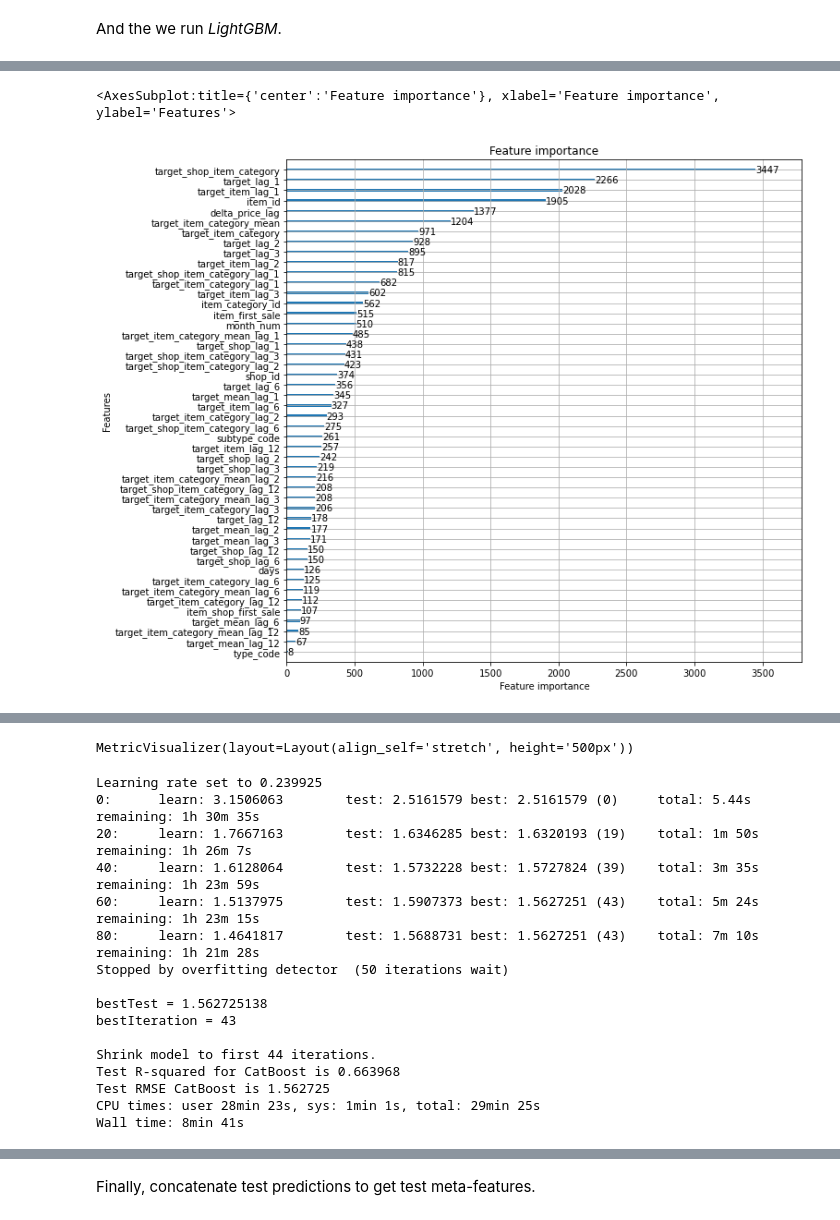
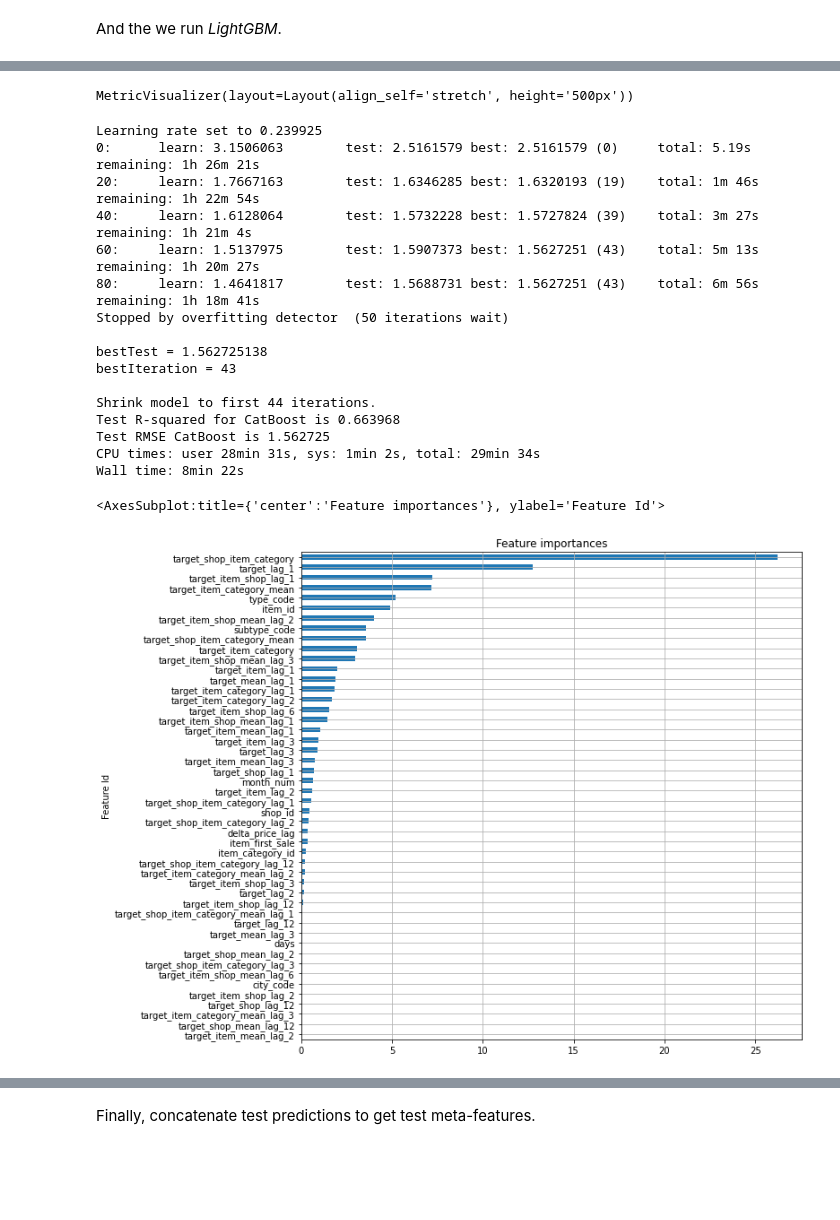
Before and after one commit to ddmitry80/coursera_how_to_win_kaggle, a Jupyter notebook: Final_project/simple_ensemble.ipynb, the cells around one changed output, grey strips where cells are left out. Drawn from its saved outputs; the diff is of its cells as text; code cells hidden in the pictures; blank space fills up the shorter version.

```diff
--- a/Final_project/simple_ensemble.ipynb
+++ b/Final_project/simple_ensemble.ipynb
@@ -250,7 +187,0 @@ Wall time: 6min 9s
-# %%
-# Plot LightGBM features importance
-fig, ax = plt.subplots(1,1,figsize=(10, 10))
-lgb.plot_importance(booster=model_lgb, ax=ax)
-# %% [output]
-<AxesSubplot:title={'center':'Feature importance'}, xlabel='Feature importance', ylabel='Features'>
-[figure, removed]
@@ -257,36 +191,44 @@ lgb.plot_importance(booster=model_lgb, ax=ax)
 # %%
 %%time
 # Catboost
 
 model_cbr = cb.CatBoostRegressor(loss_function='RMSE',
                                  cat_features=cat_features,
                                  iterations=1000,
                                 task_type='CPU')
 model_cbr.fit(X_train, y_train,
               eval_set=(X_test, y_test),
               verbose=20,
               early_stopping_rounds=50,
               plot=True)
 pred_cb = model_cbr.predict(X_test)
 
-print('Test R-squared for CatBoost is %f' % r2_score(y_test, pred_cb))
+print('\nTest R-squared for CatBoost is %f' % r2_score(y_test, pred_cb))
 print('Test RMSE CatBoost is %f' % np.sqrt(mean_squared_error(y_test, pred_cb)))
+print()
+
+# Plot CatBoost features importance
+f_importance = model_cbr.get_feature_importance(prettified=True)
+f_importance[f_importance['Importances']>0].sort_values(by='Importances', ascending=True).set_index('Feature Id').plot(
+    kind='barh', figsize=(10,10), legend=False, grid=True, title="Feature importances");
 # %% [output]
 [interactive output not drawn]
 MetricVisualizer(layout=Layout(align_self='stretch', height='500px'))
 Learning rate set to 0.239925
-0:      learn: 3.1506063        test: 2.5161579 best: 2.5161579 (0)     total: 5.44s    remaining: 1h 30m 35s
-20:     learn: 1.7667163        test: 1.6346285 best: 1.6320193 (19)    total: 1m 50s   remaining: 1h 26m 7s
-40:     learn: 1.6128064        test: 1.5732228 best: 1.5727824 (39)    total: 3m 35s   remaining: 1h 23m 59s
-60:     learn: 1.5137975        test: 1.5907373 best: 1.5627251 (43)    total: 5m 24s   remaining: 1h 23m 15s
-80:     learn: 1.4641817        test: 1.5688731 best: 1.5627251 (43)    total: 7m 10s   remaining: 1h 21m 28s
+0:      learn: 3.1506063        test: 2.5161579 best: 2.5161579 (0)     total: 5.19s    remaining: 1h 26m 21s
+20:     learn: 1.7667163        test: 1.6346285 best: 1.6320193 (19)    total: 1m 46s   remaining: 1h 22m 54s
+40:     learn: 1.6128064        test: 1.5732228 best: 1.5727824 (39)    total: 3m 27s   remaining: 1h 21m 4s
+60:     learn: 1.5137975        test: 1.5907373 best: 1.5627251 (43)    total: 5m 13s   remaining: 1h 20m 27s
+80:     learn: 1.4641817        test: 1.5688731 best: 1.5627251 (43)    total: 6m 56s   remaining: 1h 18m 41s
 Stopped by overfitting detector  (50 iterations wait)
 
 bestTest = 1.562725138
 bestIteration = 43
 
 Shrink model to first 44 iterations.
 Test R-squared for CatBoost is 0.663968
 Test RMSE CatBoost is 1.562725
-CPU times: user 28min 23s, sys: 1min 1s, total: 29min 25s
-Wall time: 8min 41s
+CPU times: user 28min 31s, sys: 1min 2s, total: 29min 34s
+Wall time: 8min 22s
+<AxesSubplot:title={'center':'Feature importances'}, ylabel='Feature Id'>
+[figure, added]
```
Also changed, not shown: parts of 32 cells of this notebook, 2 other files.
